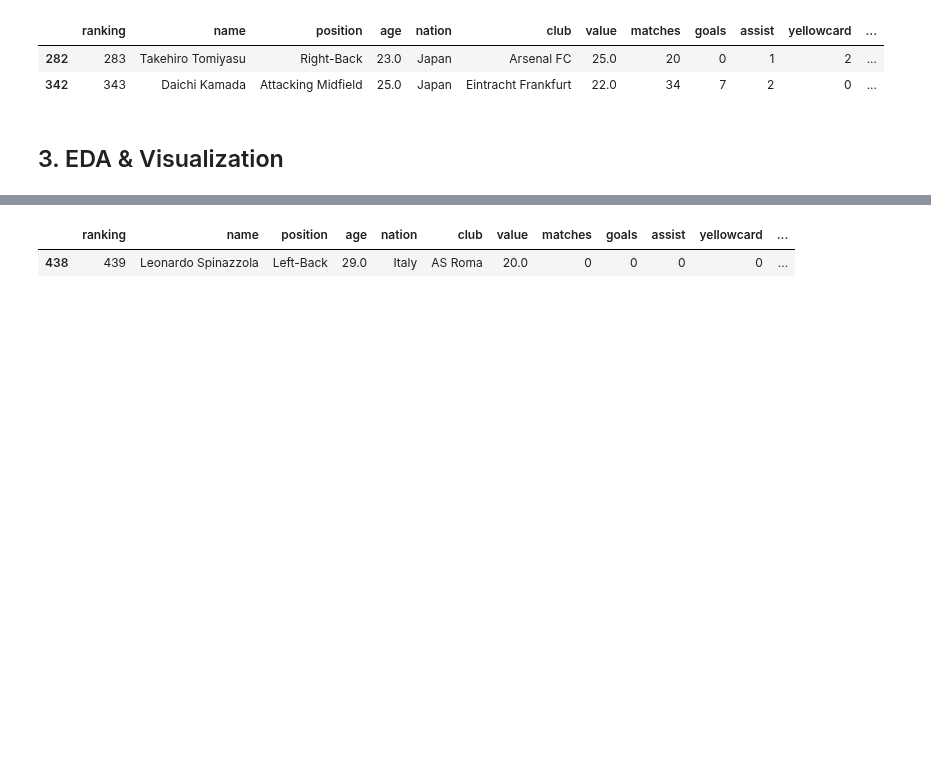
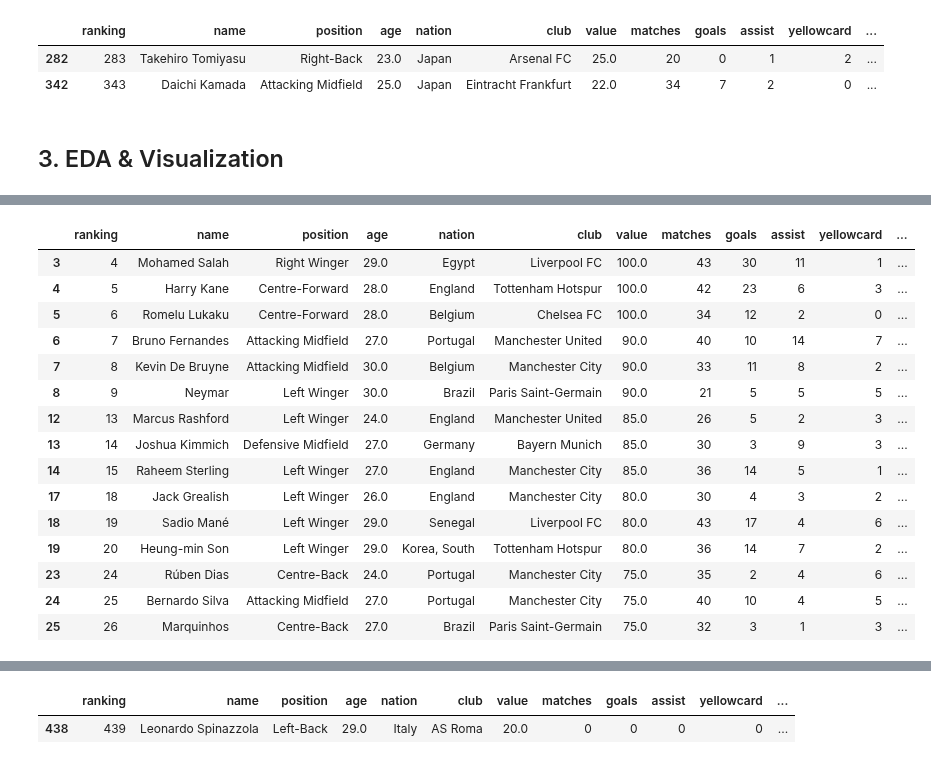
Before and after one commit to obilige/justone, a Jupyter notebook: FP_value/Football_Player.ipynb, the cells around one changed output, grey strips where cells are left out. Drawn from its saved outputs; the diff is of its cells as text; code cells hidden in the pictures; blank space fills up the shorter version.

```diff
--- a/FP_value/Football_Player.ipynb
+++ b/FP_value/Football_Player.ipynb
@@ -583,0 +590,20 @@ data[data['nation'] == 'Japan']
+# %%
+# upper outlier보다 큰 값은 월드클래스 몸값이라 정의
+# upper outlier를 자동계산해 월드클래스 몸값을 가진 선수만 추출하는 명령어 만들어보겠습니다.
+# down은 1사분위 / up은 3사분위 값
+# IQR = 3사분위 - 1사분위
+# outlier 범위는 3사분위 + (1.5 * IQR) and 1사분위 - (1.5 * IQR)
+# 현재 필요한건 upper outlier 조건만 필요
+# 나이가 어린 선수는 지금도 잘하는데 앞으로 더 잘할 거란 기대심리 / 전성기 연령대 선수는 현재 기량 및 기량 유지 가능성이 몸값에 반영
+# 따라서 연령대에 따라 몸값의 의미를 다르게 봐야
+# 23세까지 Youth / 24세부터 Adult로
+
+
+tf, sf = np.percentile(data['value'], [25, 75])
+IQR = sf - tf
+upper_outlier = sf + (1.5 * IQR)
+upper_outlier
+
+worldclass = data[data['value'] > upper_outlier]
+youth = worldclass[worldclass['age'] <= 23]
+adult = worldclass[worldclass['age'] > 23]
@@ -584,3 +625,22 @@ data[data['nation'] == 'Japan']
+# %%
+adult
+# %% [output]
+|  | ranking | name | position | age | nation | club | value | matches | goals | assist | yellowcard | ... |
+| 3 | 4 | Mohamed Salah | Right Winger | 29.0 | Egypt | Liverpool FC | 100.0 | 43 | 30 | 11 | 1 | ... |
+| 4 | 5 | Harry Kane | Centre-Forward | 28.0 | England | Tottenham Hotspur | 100.0 | 42 | 23 | 6 | 3 | ... |
+| 5 | 6 | Romelu Lukaku | Centre-Forward | 28.0 | Belgium | Chelsea FC | 100.0 | 34 | 12 | 2 | 0 | ... |
+| 6 | 7 | Bruno Fernandes | Attacking Midfield | 27.0 | Portugal | Manchester United | 90.0 | 40 | 10 | 14 | 7 | ... |
+| 7 | 8 | Kevin De Bruyne | Attacking Midfield | 30.0 | Belgium | Manchester City | 90.0 | 33 | 11 | 8 | 2 | ... |
+| 8 | 9 | Neymar | Left Winger | 30.0 | Brazil | Paris Saint-Germain | 90.0 | 21 | 5 | 5 | 5 | ... |
+| 12 | 13 | Marcus Rashford | Left Winger | 24.0 | England | Manchester United | 85.0 | 26 | 5 | 2 | 3 | ... |
+| 13 | 14 | Joshua Kimmich | Defensive Midfield | 27.0 | Germany | Bayern Munich | 85.0 | 30 | 3 | 9 | 3 | ... |
+| 14 | 15 | Raheem Sterling | Left Winger | 27.0 | England | Manchester City | 85.0 | 36 | 14 | 5 | 1 | ... |
+| 17 | 18 | Jack Grealish | Left Winger | 26.0 | England | Manchester City | 80.0 | 30 | 4 | 3 | 2 | ... |
+| 18 | 19 | Sadio Mané | Left Winger | 29.0 | Senegal | Liverpool FC | 80.0 | 43 | 17 | 4 | 6 | ... |
+| 19 | 20 | Heung-min Son | Left Winger | 29.0 | Korea, South | Tottenham Hotspur | 80.0 | 36 | 14 | 7 | 2 | ... |
+| 23 | 24 | Rúben Dias | Centre-Back | 24.0 | Portugal | Manchester City | 75.0 | 35 | 2 | 4 | 6 | ... |
+| 24 | 25 | Bernardo Silva | Attacking Midfield | 27.0 | Portugal | Manchester City | 75.0 | 40 | 10 | 4 | 5 | ... |
+| 25 | 26 | Marquinhos | Centre-Back | 27.0 | Brazil | Paris Saint-Germain | 75.0 | 32 | 3 | 1 | 3 | ... |
 # %%
 # 몸값은 상위 25%에서 크게 벌어지기 시작함
 # 경기수는 기본적으로 30경기 전후로 다 뛰고 있음, 다만 많게는 49경기까지 뛰는 선수 있다.
```
Also changed, not shown: parts of 4 cells of this notebook, 5 other files.
